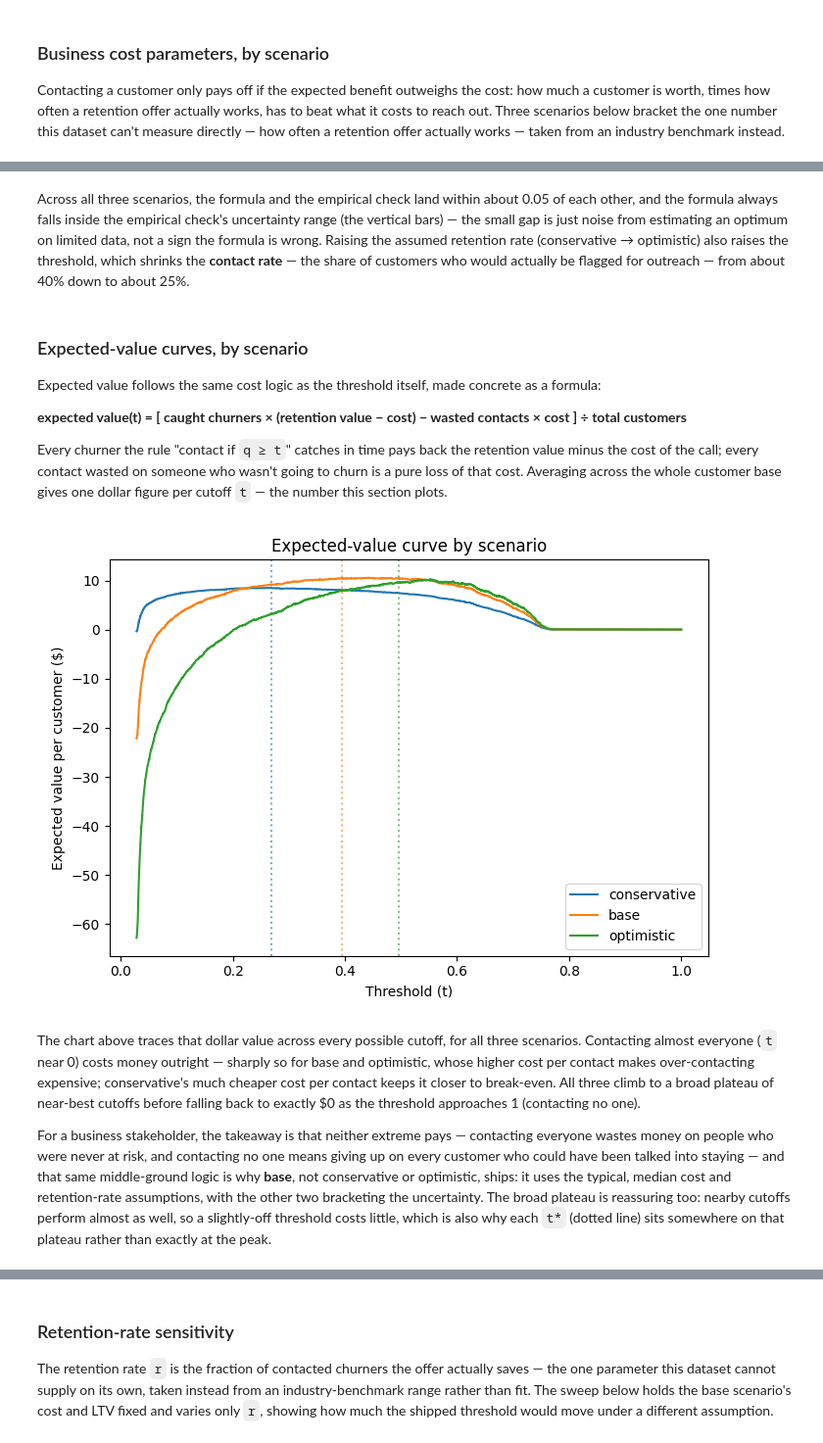
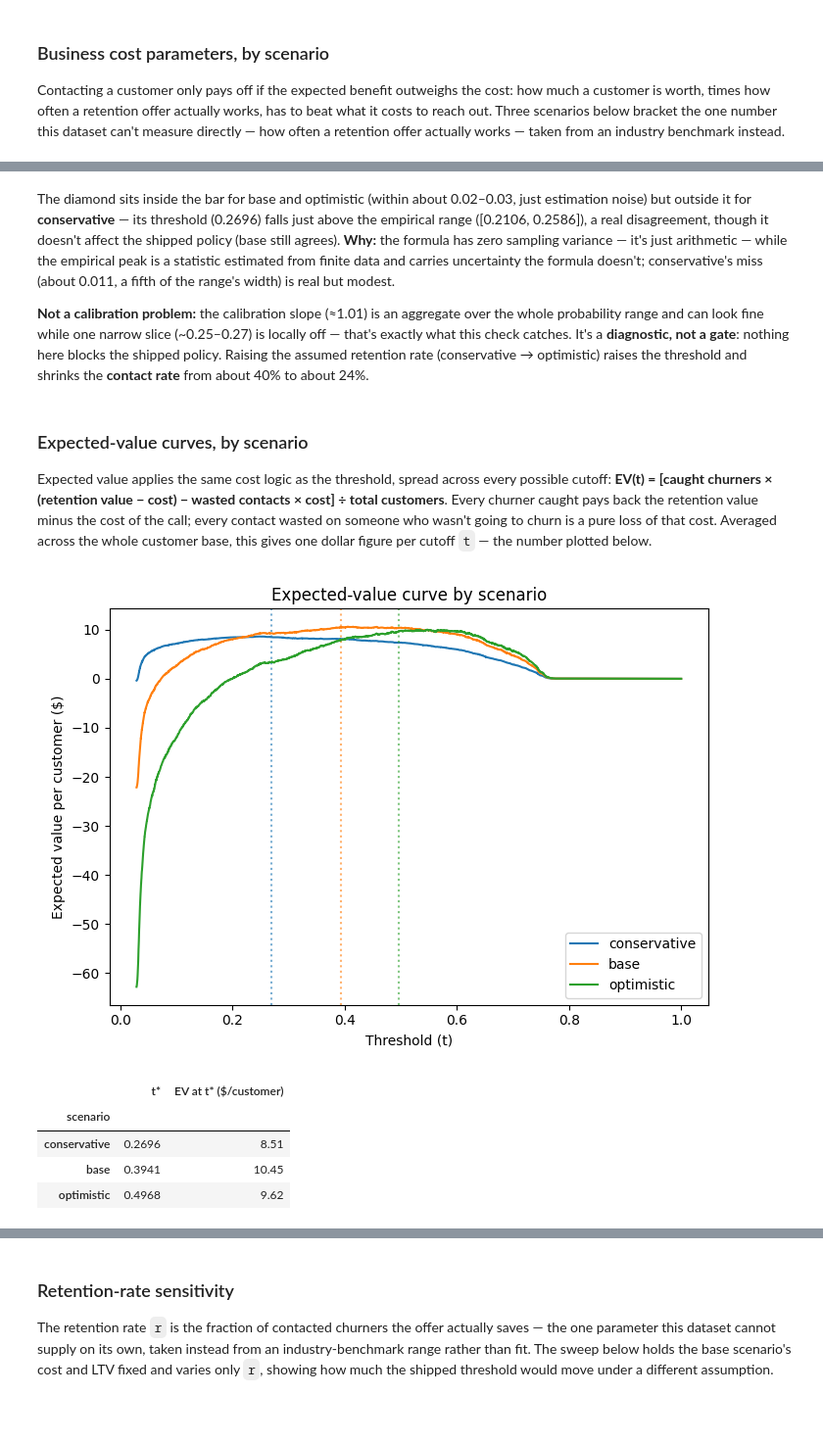
Before and after one commit to Ampofowaa/TelcoChurn_PortfolioProject, a Jupyter notebook: notebooks/04-calibration-and-threshold.ipynb, the cells around one changed output, grey strips where cells are left out. Shown at 98% size. Saved outputs shown, nothing was run; the diff lists cells and outputs as text; code cells hidden in the pictures; blank space fills up the shorter version.

Commit message:
docs: re-execute 01-eda, 03a-03c, and 04 notebooks against the significance-screen and calibration fixes

```diff
--- a/notebooks/04-calibration-and-threshold.ipynb
+++ b/notebooks/04-calibration-and-threshold.ipynb
@@ -214,23 +339,38 @@ print(f"Calibration method: {threshold_payload['calibration_method']}")
 Shipped threshold (base scenario): 0.3941
 Calibration method: sigmoid
 # %% [markdown]
-Across all three scenarios, the formula and the empirical check land within about 0.05 of each other, and the formula always falls inside the empirical check's uncertainty range (the vertical bars) — the small gap is just noise from estimating an optimum on limited data, not a sign the formula is wrong. Raising the assumed retention rate (conservative → optimistic) also raises the threshold, which shrinks the **contact rate** — the share of customers who would actually be flagged for outreach — from about 40% down to about 25%.
+The diamond sits inside the bar for base and optimistic (within about 0.02–0.03, just estimation noise) but outside it for **conservative** — its threshold (0.2696) falls just above the empirical range ([0.2106, 0.2586]), a real disagreement, though it doesn't affect the shipped policy (base still agrees). **Why:** the formula has zero sampling variance — it's just arithmetic — while the empirical peak is a statistic estimated from finite data and carries uncertainty the formula doesn't; conservative's miss (about 0.011, a fifth of the range's width) is real but modest.
+
+**Not a calibration problem:** the calibration slope (≈1.01) is an aggregate over the whole probability range and can look fine while one narrow slice (~0.25–0.27) is locally off — that's exactly what this check catches. It's a **diagnostic, not a gate**: nothing here blocks the shipped policy. Raising the assumed retention rate (conservative → optimistic) raises the threshold and shrinks the **contact rate** from about 40% to about 24%.
 # %% [markdown]
 ### Expected-value curves, by scenario
 
-Expected value follows the same cost logic as the threshold itself, made concrete as a formula:
-
-**expected value(t) = [ caught churners × (retention value − cost) − wasted contacts × cost ] ÷ total customers**
-
-Every churner the rule "contact if `q ≥ t`" catches in time pays back the retention value minus the cost of the call; every contact wasted on someone who wasn't going to churn is a pure loss of that cost. Averaging across the whole customer base gives one dollar figure per cutoff `t` — the number this section plots.
+Expected value applies the same cost logic as the threshold, spread across every possible cutoff: **EV(t) = [caught churners × (retention value − cost) − wasted contacts × cost] ÷ total customers**. Every churner caught pays back the retention value minus the cost of the call; every contact wasted on someone who wasn't going to churn is a pure loss of that cost. Averaged across the whole customer base, this gives one dollar figure per cutoff `t` — the number plotted below.
-# %%
-ev_curve_path = mlflow.artifacts.download_artifacts(
-    run_id=run_id, artifact_path="figures/expected_value_by_scenario.png"
-)
-display(Image(filename=ev_curve_path))
-# %% [output]
-[figure, removed]
-# %% [markdown]
-The chart above traces that dollar value across every possible cutoff, for all three scenarios. Contacting almost everyone (`t` near 0) costs money outright — sharply so for base and optimistic, whose higher cost per contact makes over-contacting expensive; conservative's much cheaper cost per contact keeps it closer to break-even. All three climb to a broad plateau of near-best cutoffs before falling back to exactly $0 as the threshold approaches 1 (contacting no one).
-
-For a business stakeholder, the takeaway is that neither extreme pays — contacting everyone wastes money on people who were never at risk, and contacting no one means giving up on every customer who could have been talked into staying — and that same middle-ground logic is why **base**, not conservative or optimistic, ships: it uses the typical, median cost and retention-rate assumptions, with the other two bracketing the uncertainty. The broad plateau is reassuring too: nearby cutoffs perform almost as well, so a slightly-off threshold costs little, which is also why each `t*` (dotted line) sits somewhere on that plateau rather than exactly at the peak.
+# %%
+ev_curve_path = mlflow.artifacts.download_artifacts(
+    run_id=run_id, artifact_path="figures/expected_value_by_scenario.png"
+)
+display(Image(filename=ev_curve_path))
+
+ev_at_tstar_rows = []
+for name, scenario in threshold_payload["scenarios"].items():
+    ev_at_tstar_rows.append(
+        {
+            "scenario": name,
+            "t*": scenario["threshold"],
+            "EV at t* ($/customer)": scenario["dev_ev_at_t_star"],
+        }
+    )
+ev_at_tstar_df = pd.DataFrame(ev_at_tstar_rows).set_index("scenario")
+display(
+    ev_at_tstar_df.style.format(
+        {"t*": "{:.4f}", "EV at t* ($/customer)": "{:.2f}"}
+    )
+)
+# %% [output]
+[figure, added]
+|  | t* | EV at t* ($/customer) |
+| scenario |  |  |
+| conservative | 0.2696 | 8.51 |
+| base | 0.3941 | 10.45 |
+| optimistic | 0.4968 | 9.62 |
```
Also changed, not shown: parts of 17 cells of this notebook, 5 other files.
